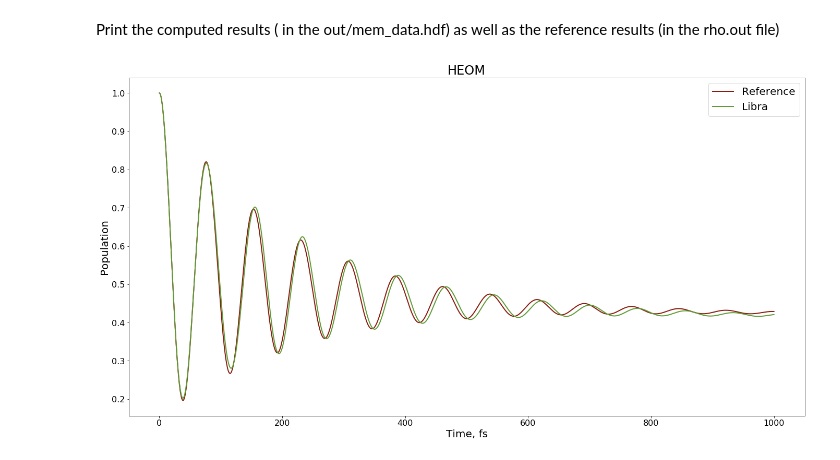
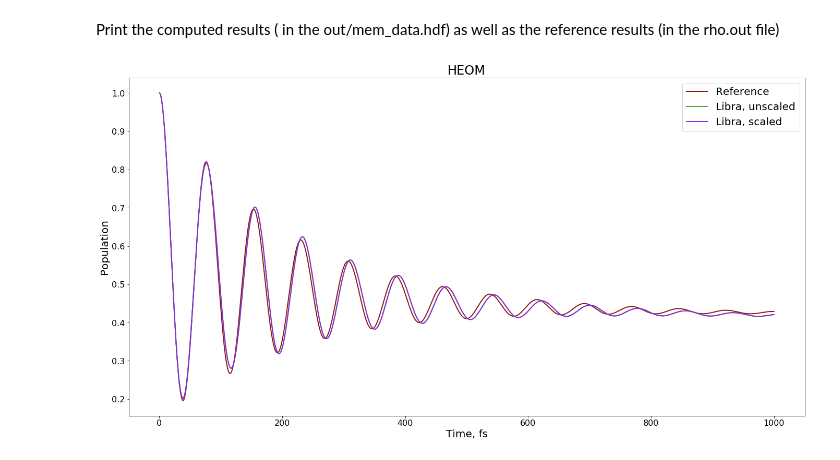
Before and after one commit to Quantum-Dynamics-Hub/libra-code, a Jupyter notebook: notebooks/Example18_HEOM/HEOM_via_libra_py.ipynb, the cells around one changed output. Drawn from its saved outputs; the diff is of its cells as text; code cells hidden in the pictures.

Commit message:
Fixed a bug in the scaled HEOM code and updated the tutorial to show the calculations with the scaled HEOM

```diff
--- a/notebooks/Example18_HEOM/HEOM_via_libra_py.ipynb
+++ b/notebooks/Example18_HEOM/HEOM_via_libra_py.ipynb
@@ -162,21 +189,27 @@ Print the computed results ( in the out/mem_data.hdf) as well as the reference r
 # %%
 ref = data_read.get_data_from_file2("rho.out", [0, 1, 2] )
 lib = [ None, None ]
+lib_scaled = [ None, None ]
 
 with h5py.File(F"out/mem_data.hdf", 'r') as f:
     lib[0] = list(f["time/data"][:] * units.au2fs)
     lib[1] = list(f["denmat/data"][:, 0,0])
+
+with h5py.File(F"out_scaled/mem_data.hdf", 'r') as f:
+    lib_scaled[0] = list(f["time/data"][:] * units.au2fs)
+    lib_scaled[1] = list(f["denmat/data"][:, 0,0])
 
 
 plt.figure(1, figsize=(24, 12)) # dpi=300, frameon=False)
 plt.subplot(1,1,1)
 plt.title('HEOM')
 plt.xlabel('Time, fs')
 plt.ylabel('Population')
 plt.plot(ref[0], ref[1], label='Reference', linewidth=2, color = colors["11"])
-plt.plot(lib[0], lib[1], label='Libra', linewidth=2, color = colors["21"])
+plt.plot(lib[0], lib[1], label='Libra, unscaled', linewidth=2, color = colors["21"])
+plt.plot(lib_scaled[0], lib_scaled[1], label='Libra, scaled', linewidth=2, color = colors["31"])
 plt.legend()
 plt.show()
 plt.close()
 # %% [output]
-[figure, old version]
+[figure, new version]
```
Also changed, not shown: parts of 7 cells of this notebook, 2 other files.
